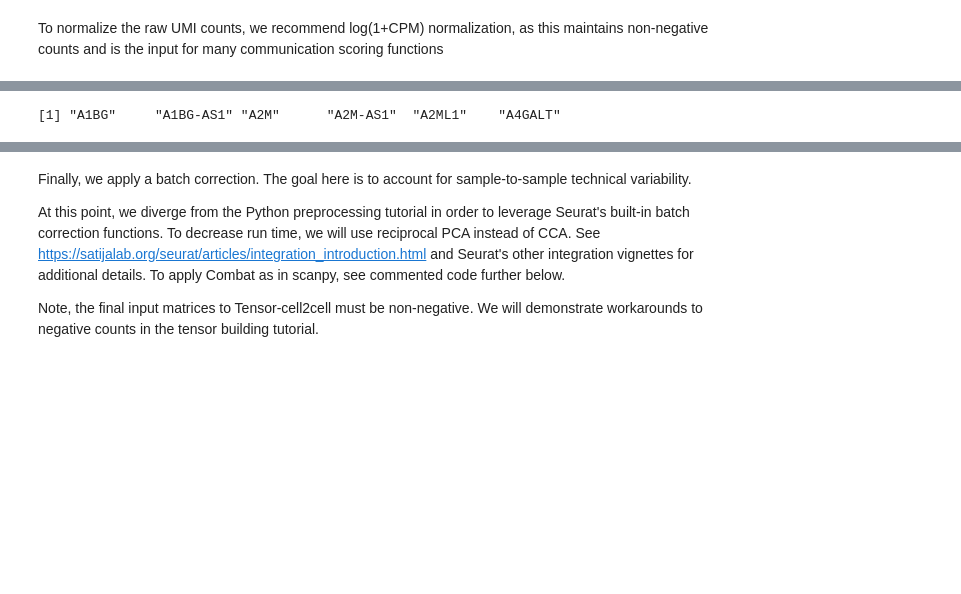
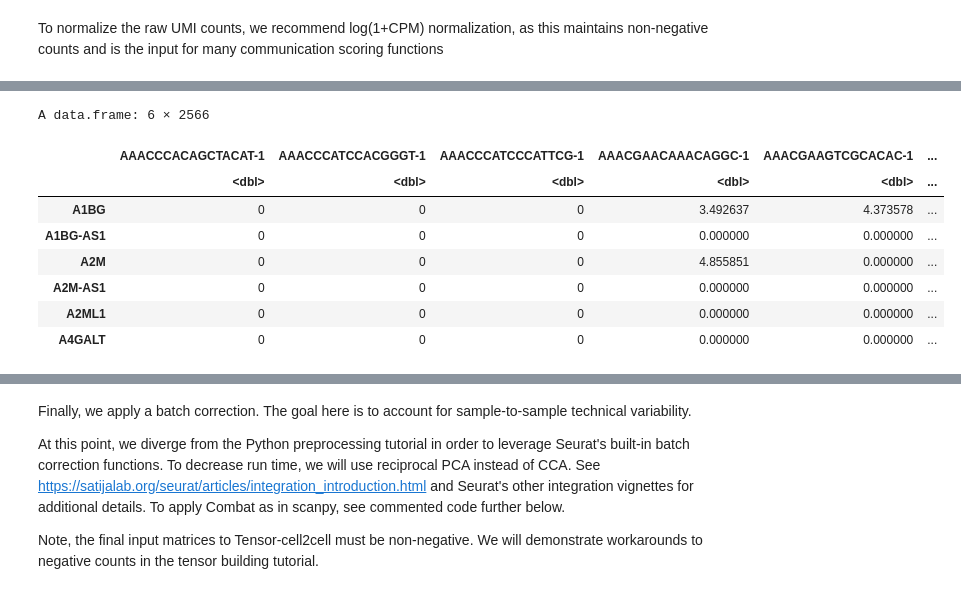
Before and after one commit to saezlab/ccc_protocols, a Jupyter notebook: notebooks/ccc_R/01_preprocess_expression.ipynb, the cells around one changed output, grey strips where cells are left out. Drawn from its saved outputs; the diff is of its cells as text; code cells hidden in the pictures; blank space fills up the shorter version.

```diff
--- a/notebooks/ccc_R/01_preprocess_expression.ipynb
+++ b/notebooks/ccc_R/01_preprocess_expression.ipynb
@@ -128,4 +116,13 @@ A data.frame: 6 × 2566
-# %%
-ordered.genes<-sort(rownames(balf.samples$C100))
-# %% [output]
-[1] "A1BG"     "A1BG-AS1" "A2M"      "A2M-AS1"  "A2ML1"    "A4GALT"
+# %%
+ordered.genes<-sort(rownames(balf.samples$C100))
+head(as.data.frame(balf.samples[['C100']]@assays$RNA@data)[ordered.genes,])
+# %% [output]
+A data.frame: 6 × 2566
+|  | AAACCCACAGCTACAT-1 | AAACCCATCCACGGGT-1 | AAACCCATCCCATTCG-1 | AAACGAACAAACAGGC-1 | AAACGAAGTCGCACAC-1 | ... |
+|  | <dbl> | <dbl> | <dbl> | <dbl> | <dbl> | ... |
+| A1BG | 0 | 0 | 0 | 3.492637 | 4.373578 | ... |
+| A1BG-AS1 | 0 | 0 | 0 | 0.000000 | 0.000000 | ... |
+| A2M | 0 | 0 | 0 | 4.855851 | 0.000000 | ... |
+| A2M-AS1 | 0 | 0 | 0 | 0.000000 | 0.000000 | ... |
+| A2ML1 | 0 | 0 | 0 | 0.000000 | 0.000000 | ... |
+| A4GALT | 0 | 0 | 0 | 0.000000 | 0.000000 | ... |
```
Also changed, not shown: parts of 14 cells of this notebook, 3 other files.
